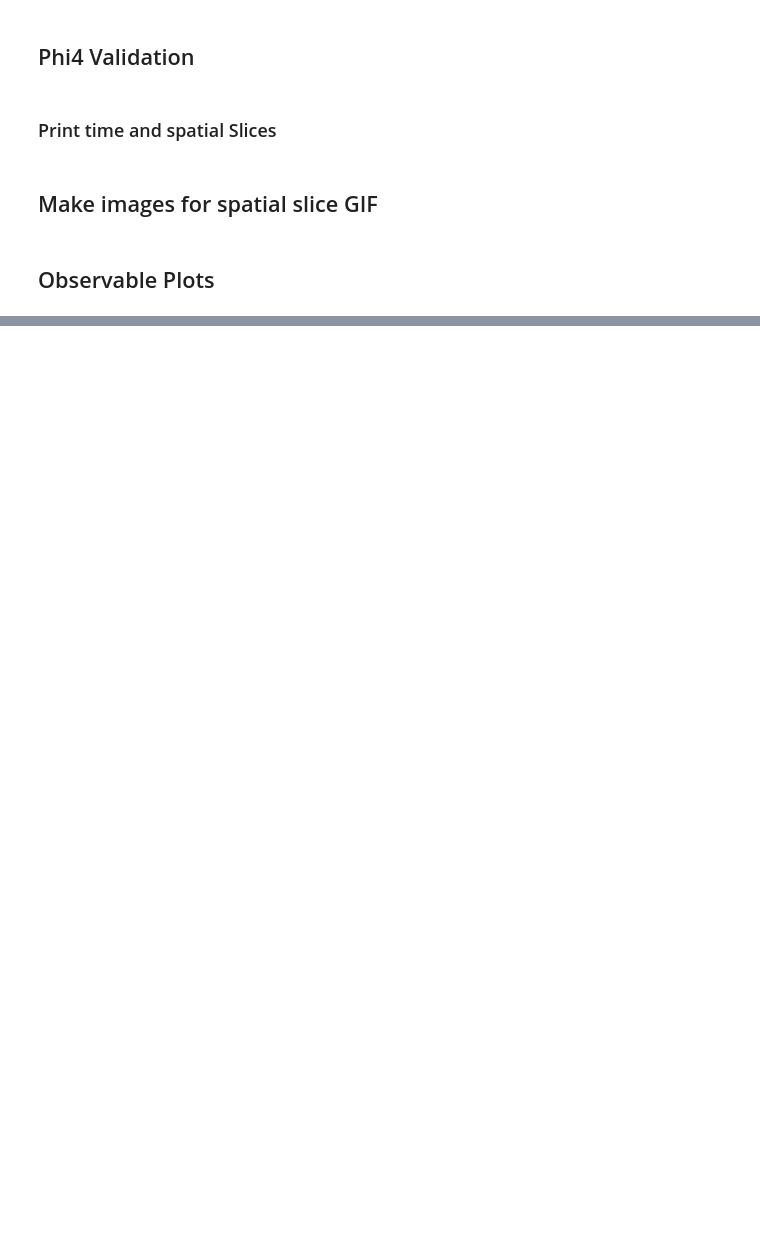
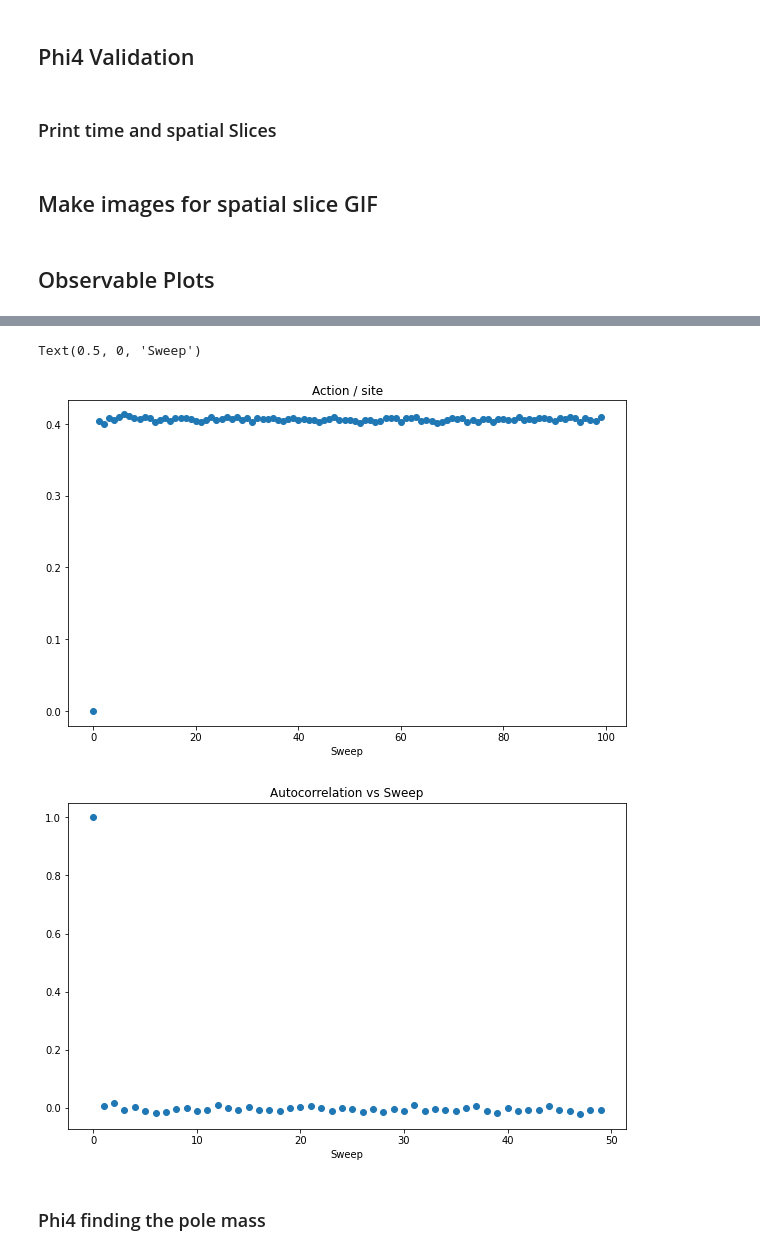
Before and after one commit to ats2008/phiFourSim, a Jupyter notebook: PhiFourLatticeValidation.ipynb, the cells around one changed output, grey strips where cells are left out. Cells and saved outputs as stored; diff of their text form; code cells hidden in the pictures; blank space fills up the shorter version.

```diff
--- a/PhiFourLatticeValidation.ipynb
+++ b/PhiFourLatticeValidation.ipynb
@@ -264,0 +276,65 @@ energy.shape[0]
+# %%
+def estimated_autocorrelation(x):
+    """
+    http://stackoverflow.com/q/14297012/190597
+    http://en.wikipedia.org/wiki/Autocorrelation#Estimation
+    """
+    n = len(x)
+    variance = x.var()
+    x = x-x.mean()
+    r = np.correlate(x, x, mode = 'full')[-n:]
+    assert np.allclose(r, np.array([(x[:n-k]*x[-(n-k):]).sum() for k in range(n)]))
+    result = r/(variance*(np.arange(n, 0, -1)))
+    return result
+# %%
+prefix="data/l"
+sL=16
+bL=2
+prefix="data/l"+str(sL)+'b'+str(bL)+'/'
+name='lattice'+str(sL)+'s'+str(bL)
+plotMax=100
+# lattice8b2_389.txt
+idxs=[ i+1 for i in range(40) ]
+
+step=[]
+energy=[]
+
+for idx in idxs:
+    fname=prefix+'obs_'+name+'_'+str(idx)+'.txt'
+    if(idx%50==0):
+        print(" Reading ",fname)
+    f=open(fname,'r')
+    l=f.readline()
+    item=l[:-1].split(",")
+    tStepSize,xStepSize,yStepSize,zStepSize = int(item[0]),int(item[1]),int(item[2]),int(item[3])
+    latticeSize=tStepSize*xStepSize*yStepSize*zStepSize
+    l=f.readline()
+    numObsevables=int(l[:-1])
+    l=f.readline()
+    while(l):
+        item=l[:-1].split(",")
+#         print(l,item)
+        pos=int(item[0])
+        energy.append(abs(float(item[1])))
+
+        l=f.readline()
+energy=np.array(energy)[:plotMax]
+plt.figure(figsize=(10,6))
+plt.scatter(np.arange(0,energy.shape[0]),energy)
+plt.title('Action / site')
+plt.xlabel('Sweep')
+# plt.savefig('actionthermalization.png')
+y=estimated_autocorrelation(energy)[:int(len(energy)/2)]
+plt.figure(figsize=(10,6))
+
+y=y[:100]
+plt.title('Autocorrelation vs Sweep')
+plt.scatter(np.arange(len(y)),y/y[0])
+plt.xlabel('Sweep')
+# plt.savefig('acf.png')
+# %% [output]
+Text(0.5, 0, 'Sweep')
+[figure, added]
+[figure, added]
+# %% [markdown]
+### Phi4 finding the pole mass
```
Also changed, not shown: parts of 17 cells of this notebook, 5 other files.
